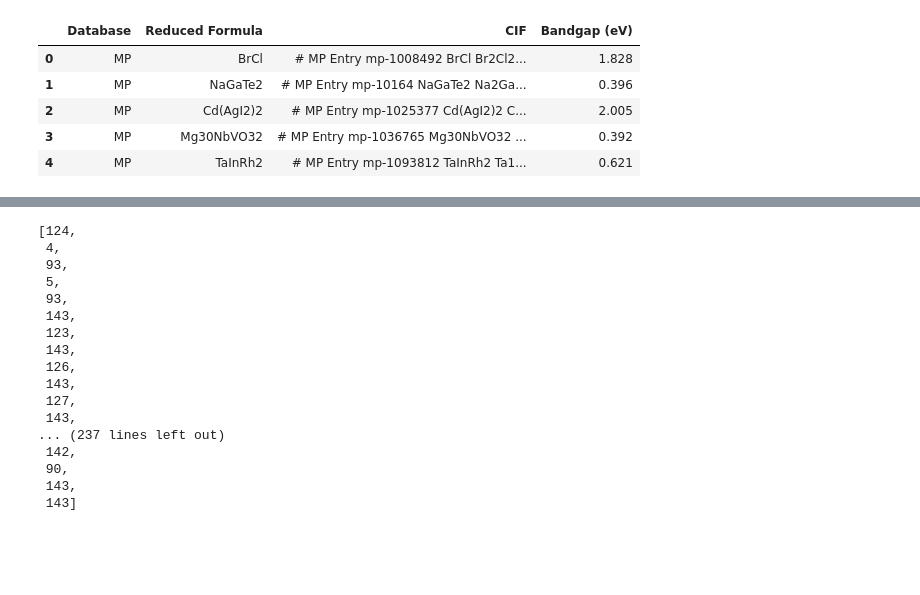
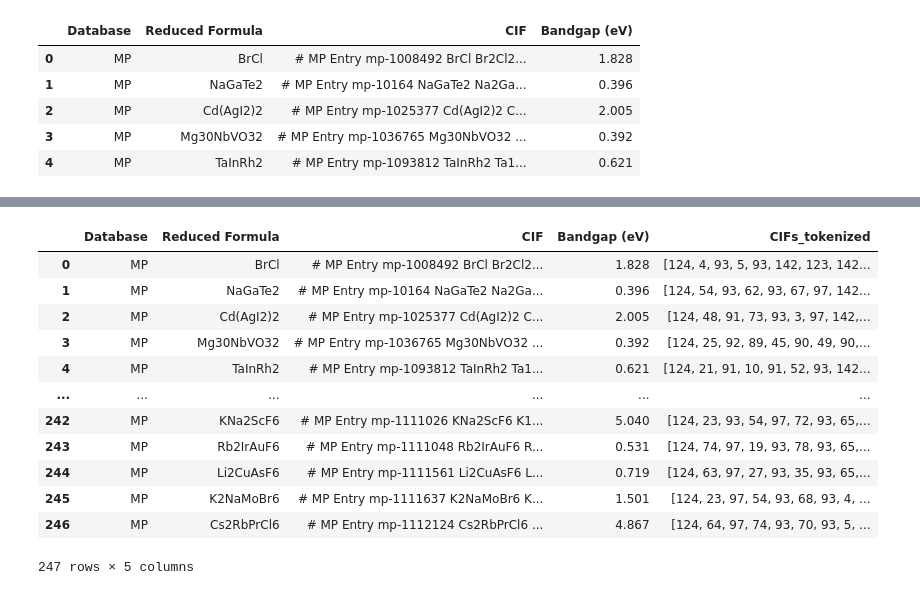
Before and after one commit to C-Bone-UCL/CrystaLLM-Prop, a Jupyter notebook: notebooks/tokenizing_table.ipynb, the cells around one changed output, grey strips where cells are left out. Drawn from its saved outputs; the diff is of its cells as text; code cells hidden in the pictures; blank space fills up the shorter version.

```diff
--- a/notebooks/tokenizing_table.ipynb
+++ b/notebooks/tokenizing_table.ipynb
@@ -146,31 +158,28 @@ Tokenization complete.
 # %%
 import pickle
 import gzip
 import pandas as pd
 
 # Define the deduplicated file path
 deduplicated_file = 'CIF_BG_proj/table_MP_500_tokens.pkl.gz'  # Replace with your deduplicated file path
 
 # Load the deduplicated DataFrame
 with gzip.open(deduplicated_file, 'rb') as f:
     df = pickle.load(f)
 
-df["CIFs_tokenized"][0]
+# df["CIFs_tokenized"][0]
+df
 # %% [output]
+|  | Database | Reduced Formula | CIF | Bandgap (eV) | CIFs_tokenized |
+| 0 | MP | BrCl | # MP Entry mp-1008492 BrCl Br2Cl2... | 1.828 | [124, 4, 93, 5, 93, 142, 123, 142... |
+| 1 | MP | NaGaTe2 | # MP Entry mp-10164 NaGaTe2 Na2Ga... | 0.396 | [124, 54, 93, 62, 93, 67, 97, 142... |
+| 2 | MP | Cd(AgI2)2 | # MP Entry mp-1025377 Cd(AgI2)2 C... | 2.005 | [124, 48, 91, 73, 93, 3, 97, 142,... |
+| 3 | MP | Mg30NbVO32 | # MP Entry mp-1036765 Mg30NbVO32 ... | 0.392 | [124, 25, 92, 89, 45, 90, 49, 90,... |
+| 4 | MP | TaInRh2 | # MP Entry mp-1093812 TaInRh2 Ta1... | 0.621 | [124, 21, 91, 10, 91, 52, 93, 142... |
+| ... | ... | ... | ... | ... | ... |
+| 242 | MP | KNa2ScF6 | # MP Entry mp-1111026 KNa2ScF6 K1... | 5.040 | [124, 23, 93, 54, 97, 72, 93, 65,... |
+| 243 | MP | Rb2IrAuF6 | # MP Entry mp-1111048 Rb2IrAuF6 R... | 0.531 | [124, 74, 97, 19, 93, 78, 93, 65,... |
+| 244 | MP | Li2CuAsF6 | # MP Entry mp-1111561 Li2CuAsF6 L... | 0.719 | [124, 63, 97, 27, 93, 35, 93, 65,... |
+| 245 | MP | K2NaMoBr6 | # MP Entry mp-1111637 K2NaMoBr6 K... | 1.501 | [124, 23, 97, 54, 93, 68, 93, 4, ... |
+| 246 | MP | Cs2RbPrCl6 | # MP Entry mp-1112124 Cs2RbPrCl6 ... | 4.867 | [124, 64, 97, 74, 93, 70, 93, 5, ... |
-[124,
- 4,
- 93,
- 5,
- 93,
- 143,
- 123,
- 143,
- 126,
- 143,
- 127,
- 143,
-... (237 lines left out)
- 142,
- 90,
- 143,
- 143]
+247 rows × 5 columns
```
Also changed, not shown: parts of 2 cells of this notebook, 28 other files.
